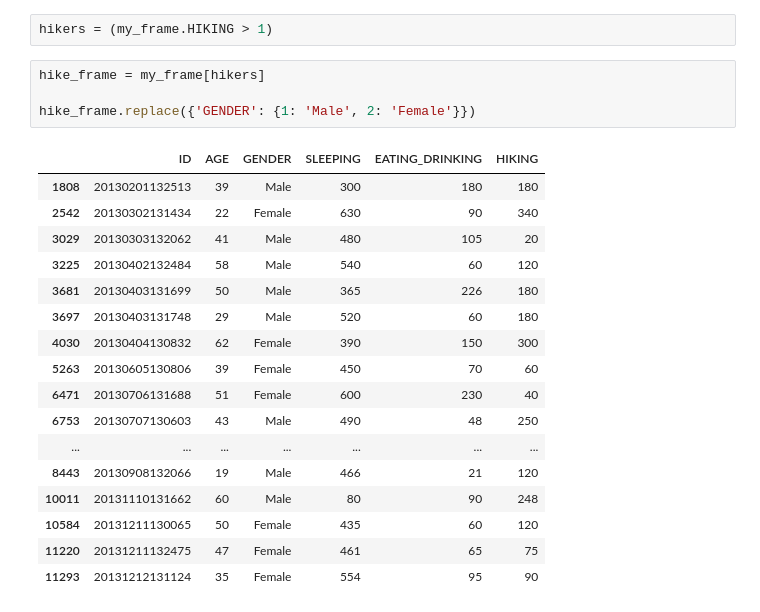
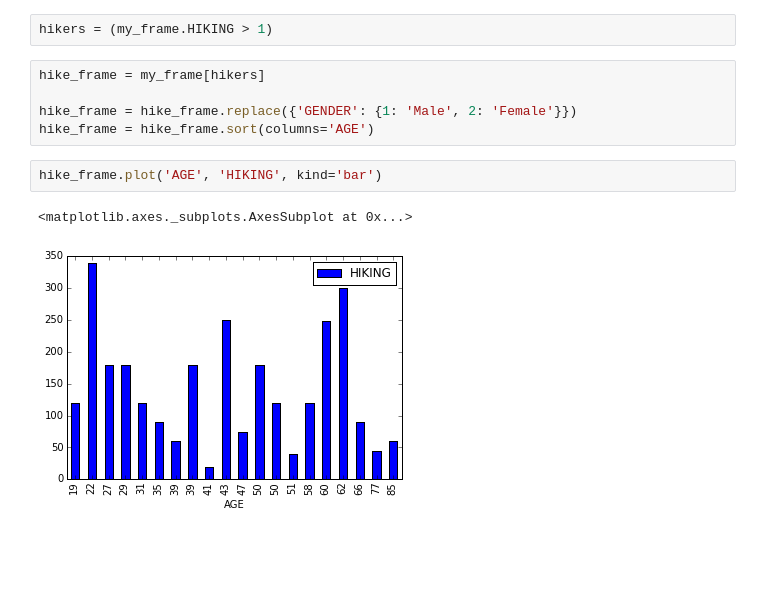
Before and after one commit to tiy-gvl-python/atus-analysis, a Jupyter notebook: My Project.ipynb, the cells around one changed output. Saved outputs shown, nothing was run; the diff lists cells and outputs as text; blank space fills up the shorter version.

```diff
--- a/My Project.ipynb
+++ b/My Project.ipynb
@@ -108,22 +110,10 @@ hikers = (my_frame.HIKING > 1)
 # %%
 hike_frame = my_frame[hikers]
 
-hike_frame.replace({'GENDER': {1: 'Male', 2: 'Female'}})
+hike_frame = hike_frame.replace({'GENDER': {1: 'Male', 2: 'Female'}})
+hike_frame = hike_frame.sort(columns='AGE')
-# %% [output]
-|  | ID | AGE | GENDER | SLEEPING | EATING_DRINKING | HIKING |
-| 1808 | 20130201132513 | 39 | Male | 300 | 180 | 180 |
-| 2542 | 20130302131434 | 22 | Female | 630 | 90 | 340 |
-| 3029 | 20130303132062 | 41 | Male | 480 | 105 | 20 |
-| 3225 | 20130402132484 | 58 | Male | 540 | 60 | 120 |
-| 3681 | 20130403131699 | 50 | Male | 365 | 226 | 180 |
-| 3697 | 20130403131748 | 29 | Male | 520 | 60 | 180 |
-| 4030 | 20130404130832 | 62 | Female | 390 | 150 | 300 |
-| 5263 | 20130605130806 | 39 | Female | 450 | 70 | 60 |
-| 6471 | 20130706131688 | 51 | Female | 600 | 230 | 40 |
-| 6753 | 20130707130603 | 43 | Male | 490 | 48 | 250 |
-| ... | ... | ... | ... | ... | ... | ... |
-| 8443 | 20130908132066 | 19 | Male | 466 | 21 | 120 |
-| 10011 | 20131110131662 | 60 | Male | 80 | 90 | 248 |
-| 10584 | 20131211130065 | 50 | Female | 435 | 60 | 120 |
-| 11220 | 20131211132475 | 47 | Female | 461 | 65 | 75 |
-| 11293 | 20131212131124 | 35 | Female | 554 | 95 | 90 |
+# %%
+hike_frame.plot('AGE', 'HIKING', kind='bar')
+# %% [output]
+<matplotlib.axes._subplots.AxesSubplot at 0x...>
+[figure, added]
```
Also changed, not shown: parts of 9 cells of this notebook.
